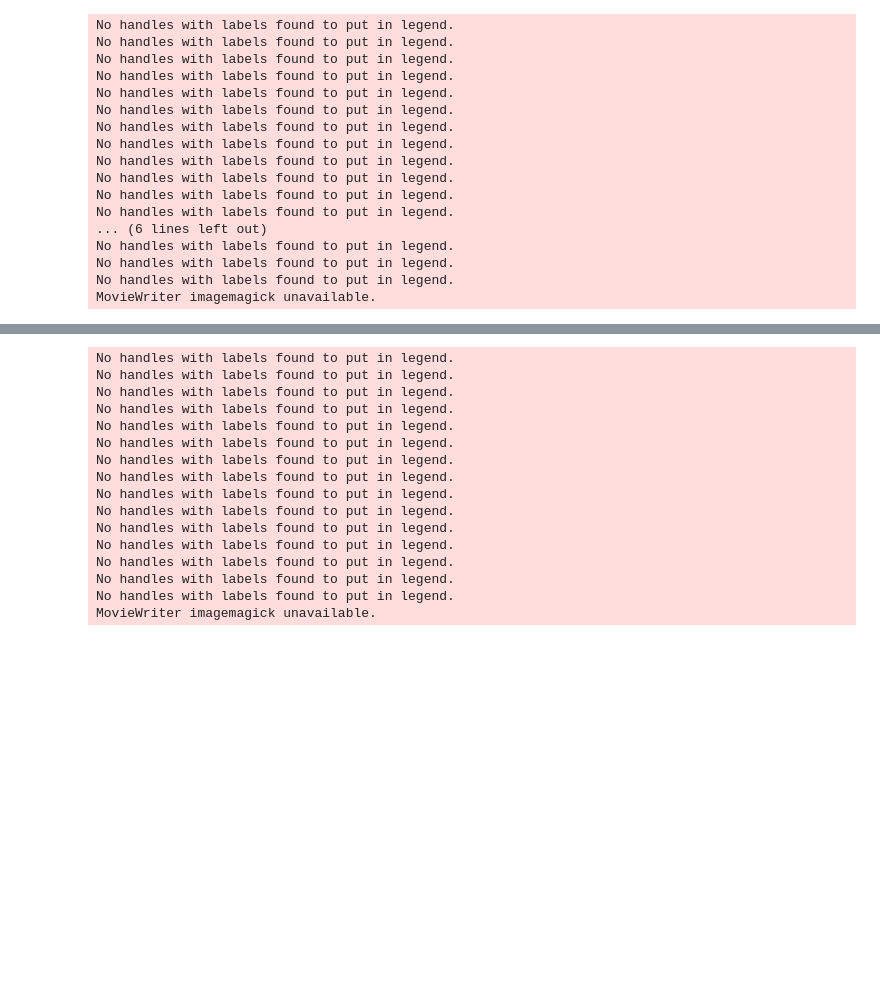
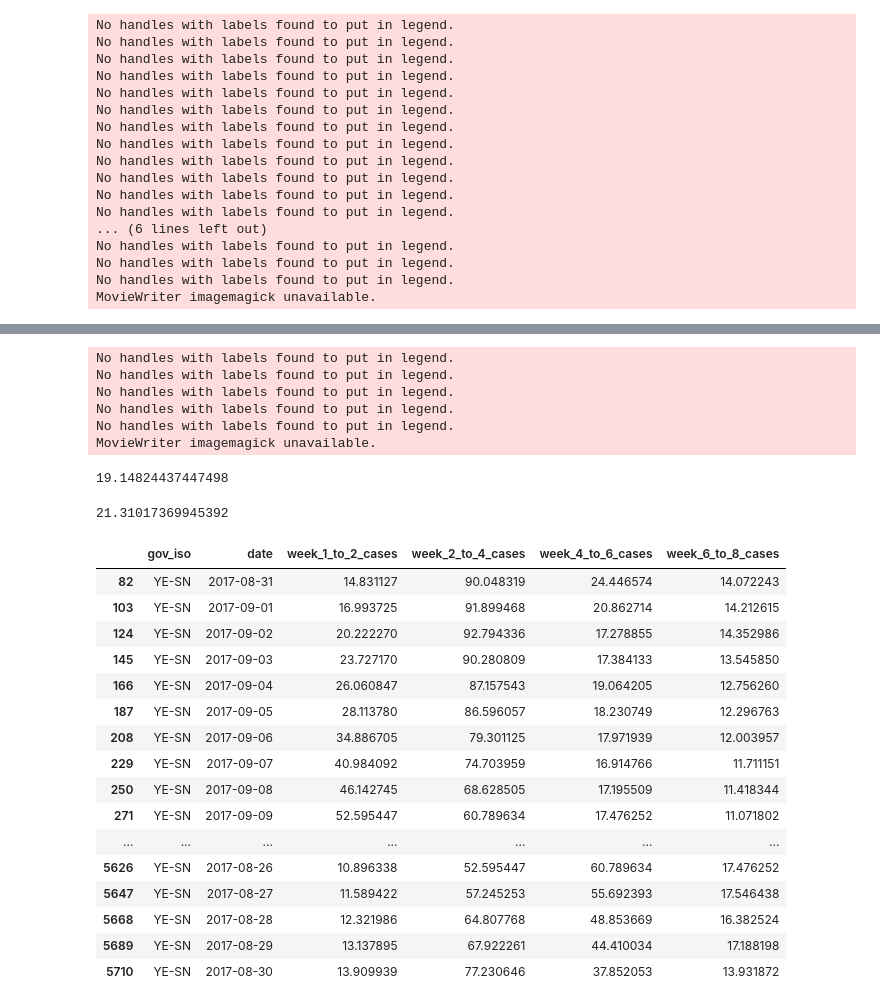
Before and after one commit to rohilbadkundri/CALM, a Jupyter notebook: gif_total.ipynb, the cells around one changed output, grey strips where cells are left out. Saved outputs shown, nothing was run; the diff lists cells and outputs as text; code cells hidden in the pictures; blank space fills up the shorter version.

```diff
--- a/gif_total.ipynb
+++ b/gif_total.ipynb
@@ -240,19 +328,19 @@ len(relevant_govs)
 # %%
 # removing less relevant governorates
 
-fig, ax = plt.subplots(15,1,figsize = (6,12), sharex=True, sharey = False)
+fig, ax = plt.subplots(len(relevant_govs),1,figsize = (7,5), sharex=True, sharey = False)
 
 set_style('white')
-myFmt = mdates.DateFormatter('%Y-%m-%d')
+myFmt = mdates.DateFormatter('%b\n%Y')
 
-for i in range(0,15):
+for i in range(0,len(relevant_govs)):
 
     ax[i].set_xlim(true.index.min(), true.index.max())
     ax[i].xaxis.set_major_formatter(myFmt)
-    ax[i].set_ylim(0, ylim_df[govs[i]] + .25 * ylim_df[govs[i]])
-    ax[i].tick_params(axis='x', which='major', labelsize=9)
+    ax[i].set_ylim(0, ylim_df[relevant_govs[i]] + .25 * ylim_df[relevant_govs[i]])
+    ax[i].tick_params(axis='x', which='both', labelsize=9, rotation = 0)
     ax[i].legend().set_visible(False)
-    ax[i].set_ylabel(govs[i], rotation = 0)
+    ax[i].set_ylabel(relevant_govs[i], rotation = 0)
     ax[i].yaxis.set_label_position('right')
     ax[i].spines['right'].set_visible(False)
     ax[i].spines['top'].set_visible(False)
@@ -267,9 +355,9 @@ dates24_start = pd.date_range(pred_crosstab_dict['week_2_to_4_cases'].index[0] +
 dates46_start = pd.date_range(pred_crosstab_dict['week_4_to_6_cases'].index[0] + pd.to_timedelta(4, 'W') + pd.to_timedelta(1, 'D'), pred_crosstab_dict['week_4_to_6_cases'].index[0] + pd.to_timedelta(6, 'W'), freq = "D")
 dates68_start = pd.date_range(pred_crosstab_dict['week_6_to_8_cases'].index[0] + pd.to_timedelta(6, 'W') + pd.to_timedelta(1, 'D'), pred_crosstab_dict['week_6_to_8_cases'].index[0] + pd.to_timedelta(8, 'W'), freq = "D")
 
-for e in range(0,15):
+for e in range(0,len(relevant_govs)):
 
-    gov = govs[e]
+    gov = relevant_govs[e]
 
     true_val_start = true.loc[true_date_start][gov]
     true_line_dict[gov], = ax[e].plot(true_date_start, true_val_start, color = 'red', label='true')
@@ -286,28 +374,54 @@ for e in range(0,15):
     vals68_start = np.linspace(true.loc[dates68_start.min() - pd.to_timedelta(1, 'D')][gov], pred_crosstab_dict['week_6_to_8_cases'][gov].iloc[0] + true.loc[dates68_start.min() - pd.to_timedelta(1, 'D')][gov], 14)
     y_68_line_dict[gov], = ax[e].plot(dates68_start, vals68_start, linestyle= '-.', color = 'magenta', label='6-8 week forecast')
 
-ax[8].legend(handles = [true_line_dict[govs[10]], y_12_line_dict[govs[10]], y_24_line_dict[govs[10]], y_46_line_dict[govs[10]], y_68_line_dict[govs[10]]], loc='center left', bbox_to_anchor=(1.05, 0.5), fontsize = 10)
+
+half_ax_num = int(len(relevant_govs)/2)
+ax[half_ax_num].legend(handles = [true_line_dict[relevant_govs[half_ax_num]], y_12_line_dict[relevant_govs[half_ax_num]], y_24_line_dict[relevant_govs[half_ax_num]], y_46_line_dict[relevant_govs[half_ax_num]], y_68_line_dict[relevant_govs[half_ax_num]]], loc='center left', bbox_to_anchor=(1.05, 1.4), fontsize = 10)
 #fig.suptitle('Yemen Cholera Forecast vs Total Cases Over Time\n(split by governorate)', fontsize = 10)
-fig.tight_layout()
-fig.subplots_adjust(hspace = .2)
+
+suplabel('y', 'cumulative cholera cases (normalized by population)', 'left')
+suplabel('y', 'governorates', 'right')
+
+plt.tight_layout()
+
 
 anim = FuncAnimation(fig, update, frames=np.arange(0, 115), interval=10, fargs = (relevant_govs,))
 
 anim.save('/Users/Rohil/Documents/iGEM/yemen/final_results/gif_total_relevant_govs.gif', dpi=250, writer='imagemagick')
 # %% [output]
-No handles with labels found to put in legend.
-No handles with labels found to put in legend.
-No handles with labels found to put in legend.
-No handles with labels found to put in legend.
-No handles with labels found to put in legend.
-No handles with labels found to put in legend.
-No handles with labels found to put in legend.
-No handles with labels found to put in legend.
-No handles with labels found to put in legend.
-No handles with labels found to put in legend.
 No handles with labels found to put in legend.
 No handles with labels found to put in legend.
 No handles with labels found to put in legend.
 No handles with labels found to put in legend.
 No handles with labels found to put in legend.
 MovieWriter imagemagick unavailable.
+# %%
+y_df = pd.read_pickle('/Users/Rohil/Documents/iGEM/yemen/y_df_for_feature_selection_new.pkl')
+# %%
+y_df.week_1_to_2_cases.mean()
+# %% [output]
+19.14824437447498
+# %%
+y_df.week_1_to_2_cases.std()
+# %% [output]
+21.31017369945392
+# %%
+y_df[(y_df.gov_iso == 'YE-SN') & (y_df.date < '2017-10-01') & (y_df.date > '2017-08-01')]
+# %% [output]
+|  | gov_iso | date | week_1_to_2_cases | week_2_to_4_cases | week_4_to_6_cases | week_6_to_8_cases |
+| 82 | YE-SN | 2017-08-31 | 14.831127 | 90.048319 | 24.446574 | 14.072243 |
+| 103 | YE-SN | 2017-09-01 | 16.993725 | 91.899468 | 20.862714 | 14.212615 |
+| 124 | YE-SN | 2017-09-02 | 20.222270 | 92.794336 | 17.278855 | 14.352986 |
+| 145 | YE-SN | 2017-09-03 | 23.727170 | 90.280809 | 17.384133 | 13.545850 |
+| 166 | YE-SN | 2017-09-04 | 26.060847 | 87.157543 | 19.064205 | 12.756260 |
+| 187 | YE-SN | 2017-09-05 | 28.113780 | 86.596057 | 18.230749 | 12.296763 |
+| 208 | YE-SN | 2017-09-06 | 34.886705 | 79.301125 | 17.971939 | 12.003957 |
+| 229 | YE-SN | 2017-09-07 | 40.984092 | 74.703959 | 16.914766 | 11.711151 |
+| 250 | YE-SN | 2017-09-08 | 46.142745 | 68.628505 | 17.195509 | 11.418344 |
+| 271 | YE-SN | 2017-09-09 | 52.595447 | 60.789634 | 17.476252 | 11.071802 |
+| ... | ... | ... | ... | ... | ... | ... |
+| 5626 | YE-SN | 2017-08-26 | 10.896338 | 52.595447 | 60.789634 | 17.476252 |
+| 5647 | YE-SN | 2017-08-27 | 11.589422 | 57.245253 | 55.692393 | 17.546438 |
+| 5668 | YE-SN | 2017-08-28 | 12.321986 | 64.807768 | 48.853669 | 16.382524 |
+| 5689 | YE-SN | 2017-08-29 | 13.137895 | 67.922261 | 44.410034 | 17.188198 |
+| 5710 | YE-SN | 2017-08-30 | 13.909939 | 77.230646 | 37.852053 | 13.931872 |
```
Also changed, not shown: parts of 8 cells of this notebook.
